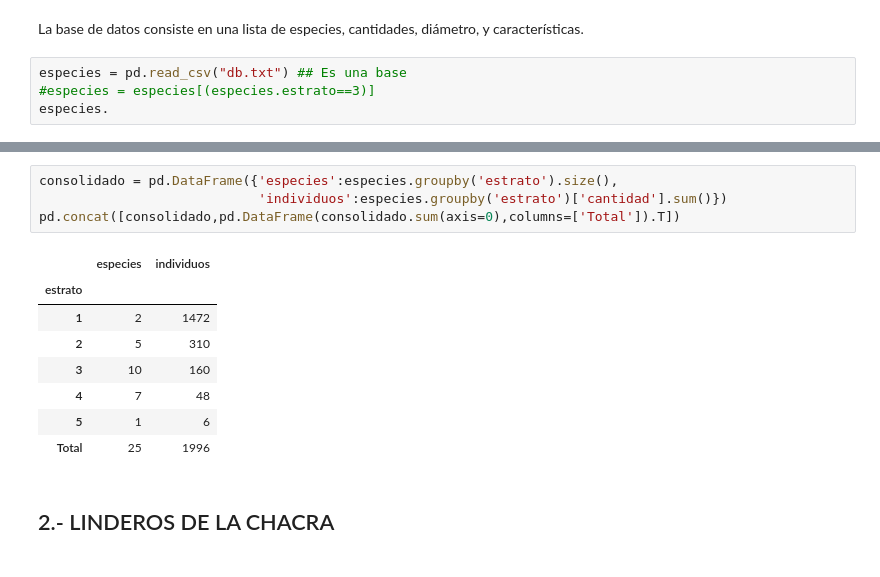
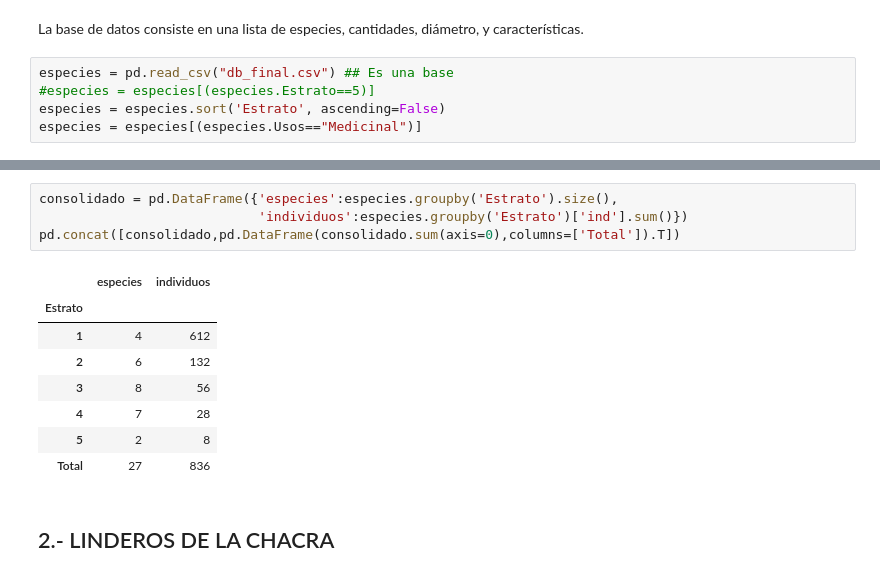
Before and after one commit to icarito/arbio-diagram, a Jupyter notebook: diagrama.ipynb, the cells around one changed output, grey strips where cells are left out. Drawn from its saved outputs; the diff is of its cells as text.

```diff
--- a/diagrama.ipynb
+++ b/diagrama.ipynb
@@ -36,6 +36,7 @@ from tqdm import tqdm
 # %% [markdown]
 La base de datos consiste en una lista de especies, cantidades, diámetro, y características.
 # %%
-especies = pd.read_csv("db.txt") ## Es una base
-#especies = especies[(especies.estrato==3)]
-especies.
+especies = pd.read_csv("db_final.csv") ## Es una base
+#especies = especies[(especies.Estrato==5)]
+especies = especies.sort('Estrato', ascending=False)
+especies = especies[(especies.Usos=="Medicinal")]
@@ -61,16 +43,16 @@ especies.
 # %%
-consolidado = pd.DataFrame({'especies':especies.groupby('estrato').size(),
-                            'individuos':especies.groupby('estrato')['cantidad'].sum()})
+consolidado = pd.DataFrame({'especies':especies.groupby('Estrato').size(),
+                            'individuos':especies.groupby('Estrato')['ind'].sum()})
 pd.concat([consolidado,pd.DataFrame(consolidado.sum(axis=0),columns=['Total']).T])
 # %% [output]
 |  | especies | individuos |
-| estrato |  |  |
-| 1 | 2 | 1472 |
-| 2 | 5 | 310 |
-| 3 | 10 | 160 |
-| 4 | 7 | 48 |
-| 5 | 1 | 6 |
-| Total | 25 | 1996 |
+| Estrato |  |  |
+| 1 | 4 | 612 |
+| 2 | 6 | 132 |
+| 3 | 8 | 56 |
+| 4 | 7 | 28 |
+| 5 | 2 | 8 |
+| Total | 27 | 836 |
 # %% [markdown]
 ## 2.- LINDEROS DE LA CHACRA
 # %% [markdown]
```
Also changed, not shown: parts of 10 cells of this notebook, 2 other files.
